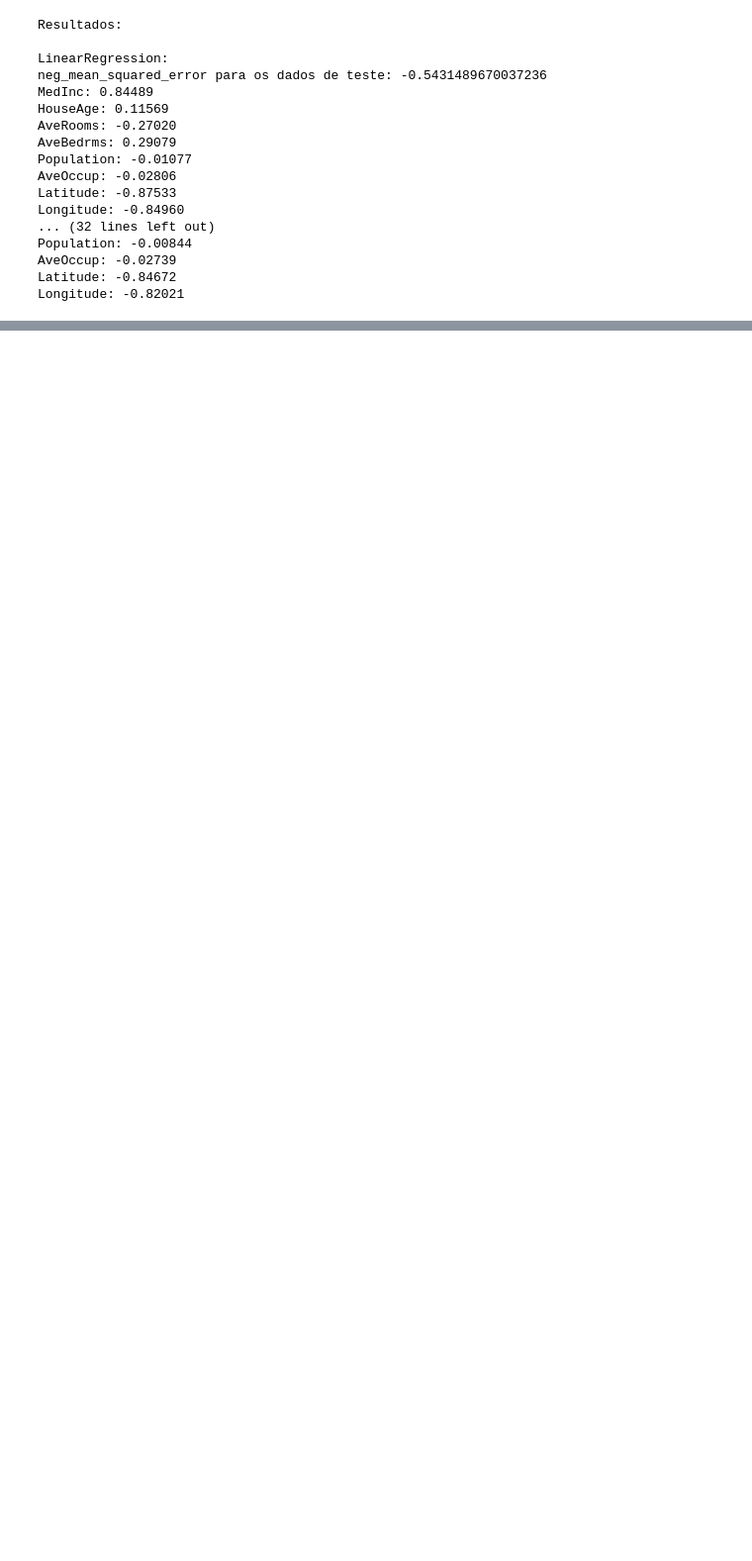
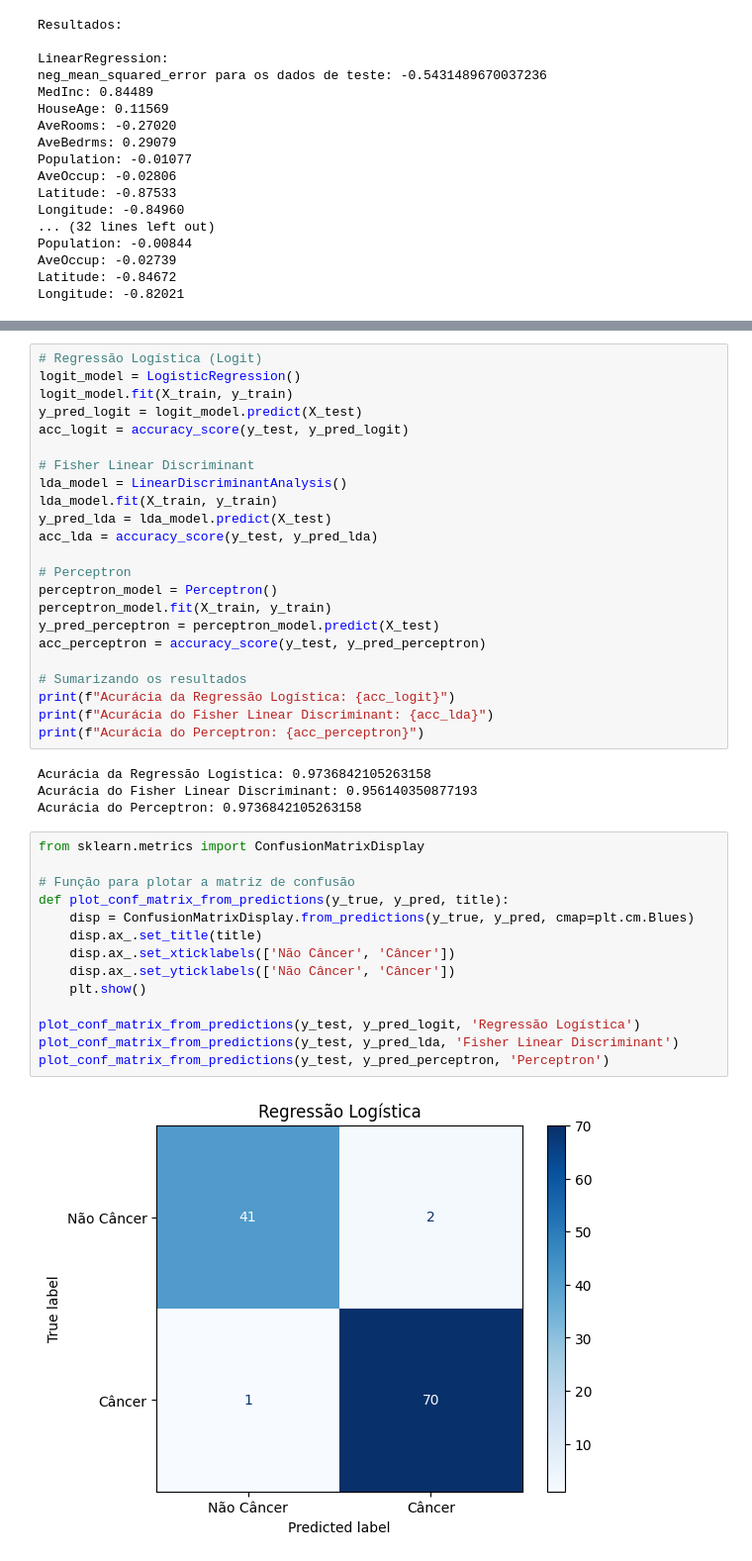
Before and after one commit to r2nery/ml-comp-methods, a Jupyter notebook: modulo-3.ipynb, the cells around one changed output, grey strips where cells are left out. Shown at 99% size. Saved outputs shown, nothing was run; the diff lists cells and outputs as text; blank space fills up the shorter version.

```diff
--- a/modulo-3.ipynb
+++ b/modulo-3.ipynb
@@ -886,0 +1003,43 @@ Longitude: -0.82021
+# %%
+# Regressão Logística (Logit)
+logit_model = LogisticRegression()
+logit_model.fit(X_train, y_train)
+y_pred_logit = logit_model.predict(X_test)
+acc_logit = accuracy_score(y_test, y_pred_logit)
+
+# Fisher Linear Discriminant
+lda_model = LinearDiscriminantAnalysis()
+lda_model.fit(X_train, y_train)
+y_pred_lda = lda_model.predict(X_test)
+acc_lda = accuracy_score(y_test, y_pred_lda)
+
+# Perceptron
+perceptron_model = Perceptron()
+perceptron_model.fit(X_train, y_train)
+y_pred_perceptron = perceptron_model.predict(X_test)
+acc_perceptron = accuracy_score(y_test, y_pred_perceptron)
+
+# Sumarizando os resultados
+print(f"Acurácia da Regressão Logística: {acc_logit}")
+print(f"Acurácia do Fisher Linear Discriminant: {acc_lda}")
+print(f"Acurácia do Perceptron: {acc_perceptron}")
+# %% [output]
+Acurácia da Regressão Logística: 0.9736842105263158
+Acurácia do Fisher Linear Discriminant: 0.956140350877193
+Acurácia do Perceptron: 0.9736842105263158
+# %%
+from sklearn.metrics import ConfusionMatrixDisplay
+
+# Função para plotar a matriz de confusão
+def plot_conf_matrix_from_predictions(y_true, y_pred, title):
+    disp = ConfusionMatrixDisplay.from_predictions(y_true, y_pred, cmap=plt.cm.Blues)
+    disp.ax_.set_title(title)
+    disp.ax_.set_xticklabels(['Não Câncer', 'Câncer'])
+    disp.ax_.set_yticklabels(['Não Câncer', 'Câncer'])
+    plt.show()
+
+plot_conf_matrix_from_predictions(y_test, y_pred_logit, 'Regressão Logística')
+plot_conf_matrix_from_predictions(y_test, y_pred_lda, 'Fisher Linear Discriminant')
+plot_conf_matrix_from_predictions(y_test, y_pred_perceptron, 'Perceptron')
+# %% [output]
+[figure, added]
```
Also changed, not shown: parts of 28 cells of this notebook.
